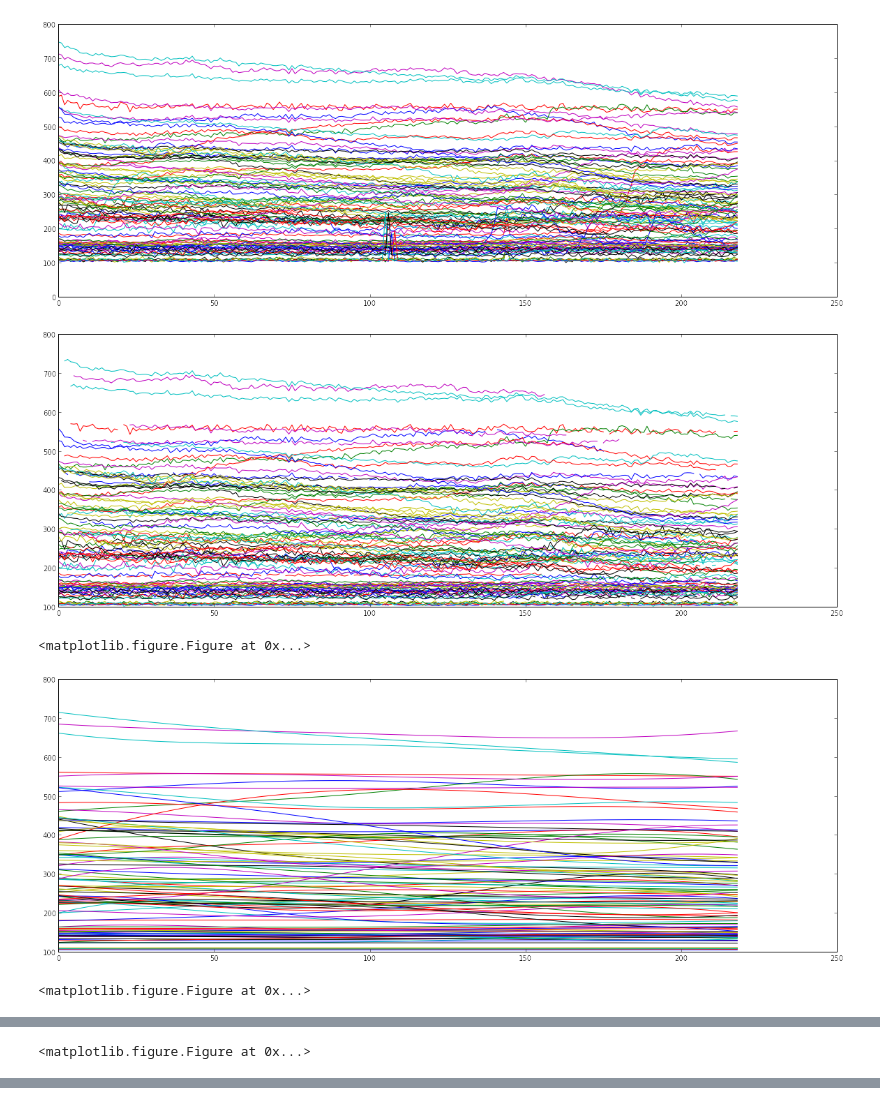
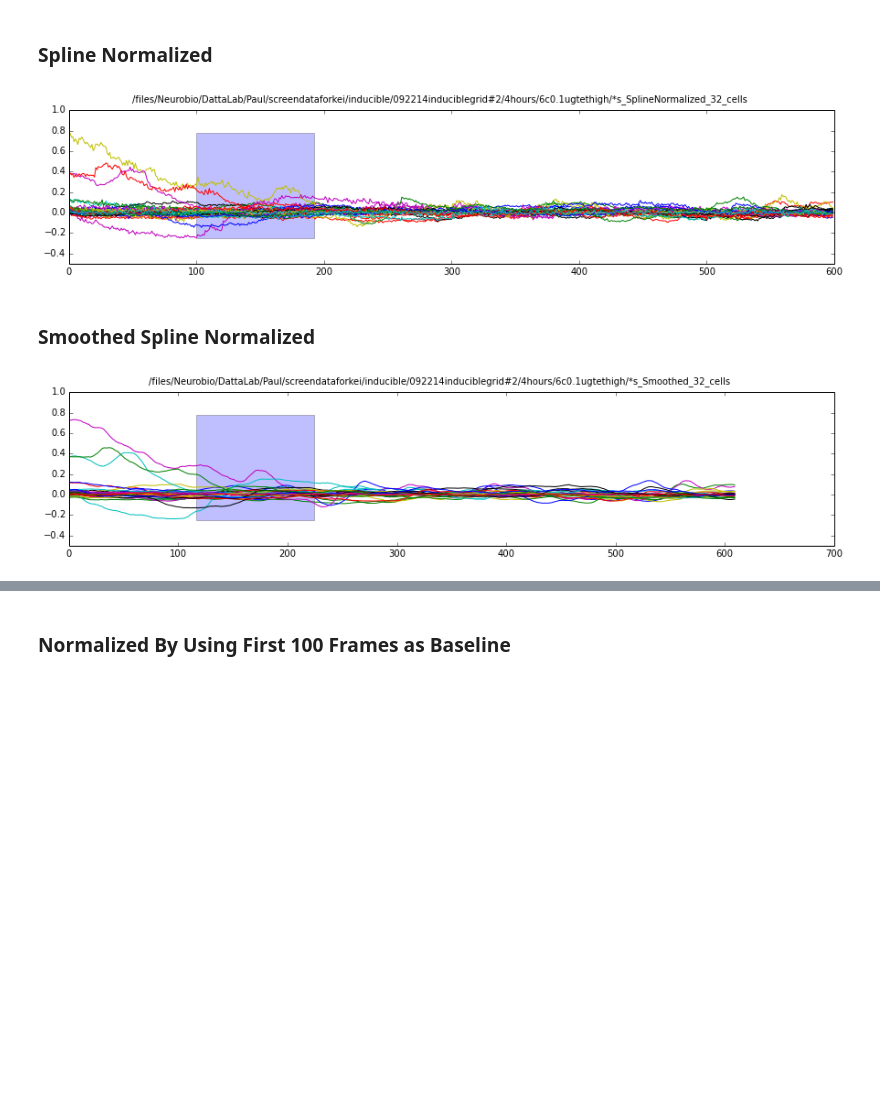
Before and after one commit to dattalab/celljail, a Jupyter notebook: Local correlation method-Copy2.ipynb, the cells around one changed output, grey strips where cells are left out. Saved outputs shown, nothing was run; the diff lists cells and outputs as text; code cells hidden in the pictures; blank space fills up the shorter version.

```diff
--- a/Local correlation method-Copy2.ipynb
+++ b/Local correlation method-Copy2.ipynb
@@ -105,0 +132,2 @@ print num_cells
+# %%
+MinCellSize = 5
@@ -105,0 +136,3 @@ print num_cells
+# %%
+label_mask = cellAreaThresholding(pre_label_mask, MinCellSize)
+imshow(label_mask);
@@ -105,0 +141,5 @@ print num_cells
+# %%
+frames, x, y = Is.shape
+label_mask, num_cells = ndimage.label(label_mask.astype(bool))
+print "Frames: " + str(frames)
+print "Number of Cells: " + str(num_cells)
@@ -123,0 +166,9 @@ Found 105 unique cells
+# %%
+m = tm.mask_deviations(traces, 2.25)
+bs = tm.baseline_splines(m, 5)
+frame = 1.0/GRAPHSIZE;
+normed_traces = (traces-bs)/bs
+first30Normalized_traces = (traces-traces[0:100].mean())/traces[0:100].mean()
+first30_traces = first30Normalized_traces
+#================================
+filename = img_dir
@@ -124,39 +199,26 @@ Found 105 unique cells
+# %% [markdown]
+### Spline Normalized
+# %%
+figure(figsize=(15,3))
+title = filename[:-5]+"_SplineNormalized_%d_cells" % traces.shape[1]
+pylab.ylim([-0.5,1])
+suptitle(title)
+axhspan(normed_traces.min(), normed_traces.max(),frame*STIM_1_START, frame*STIM_1_END, alpha=0.25);
+axhspan(normed_traces.min(), normed_traces.max(),frame*STIM_2_START, frame*STIM_2_END, alpha=0.25);
+plot(normed_traces);
+# %% [output]
+[figure, added]
+# %% [markdown]
+### Smoothed Spline Normalized
 # %%
-m = tm.mask_all_deviations(traces, 2.25)
-bs = tm.baseline_splines(m, 5)
-
-#raw traces
-figure(figsize=(20,7))
-_ = plt.plot(traces)
-
-#masked raw traces
-figure(figsize=(20,7))
-_ = plt.plot(m)
-
-#baselines
-plt.figure()
-figure(figsize=(20,7))
-_ = plt.plot(bs)
-
-#normed_traces
-plt.figure()
-figure(figsize=(20,7))
-frame = 1.0/GRAPHSIZE;
-normed_traces = (traces-bs)/bs
-axhspan(normed_traces.min(), normed_traces.max(),frame*STIM_1_START, frame*STIM_1_END, alpha=0.25);
-axhspan(normed_traces.min(), normed_traces.max(),frame*STIM_2_START, frame*STIM_2_END, alpha=0.25);
-_ = plt.plot(normed_traces)
-plt.figure()
-
 #smoothed normed traces
-figure(figsize=(20,7))
+figure(figsize=(15,3))
+title = filename[:-5]+"_Smoothed_%d_cells" % traces.shape[1]
+pylab.ylim([-0.5,1])
+suptitle(title)
 axhspan(normed_traces.min(), normed_traces.max(),frame*STIM_1_START, frame*STIM_1_END, alpha=0.25);
 axhspan(normed_traces.min(), normed_traces.max(),frame*STIM_2_START, frame*STIM_2_END, alpha=0.25);
 for cell in range(1,num_cells):
     _ = plot(tm.smooth(normed_traces[:,cell], window_len=11, window='flat'))
 # %% [output]
-[figure, old version]
+[figure, new version]
-[figure, removed]
-<matplotlib.figure.Figure at 0x...>
-[figure, removed]
-<matplotlib.figure.Figure at 0x...>
@@ -164 +224,0 @@ for cell in range(1,num_cells):
-<matplotlib.figure.Figure at 0x...>
@@ -165,0 +225,2 @@ for cell in range(1,num_cells):
+# %% [markdown]
+### Normalized By Using First 100 Frames as Baseline
```
Also changed, not shown: parts of 39 cells of this notebook.
